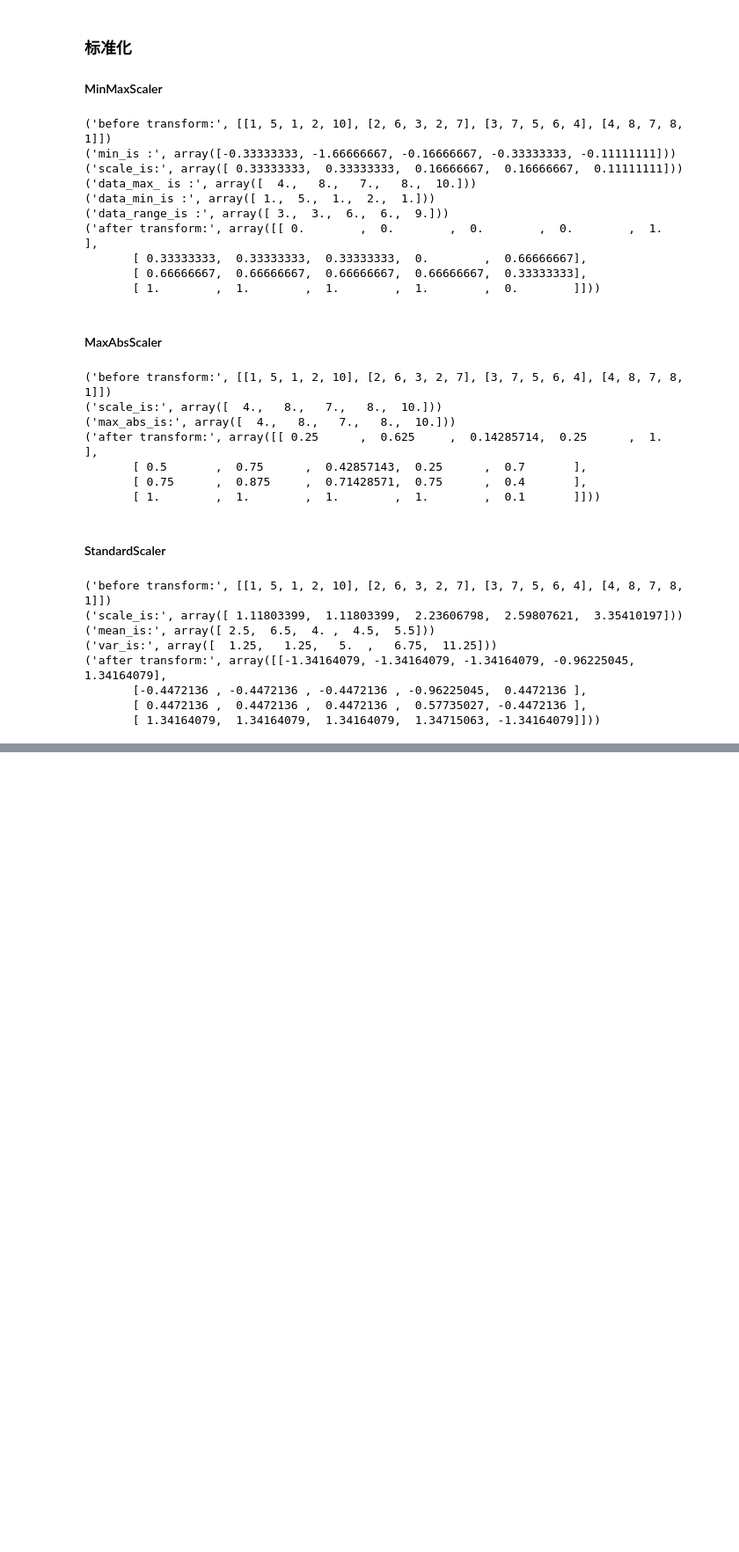
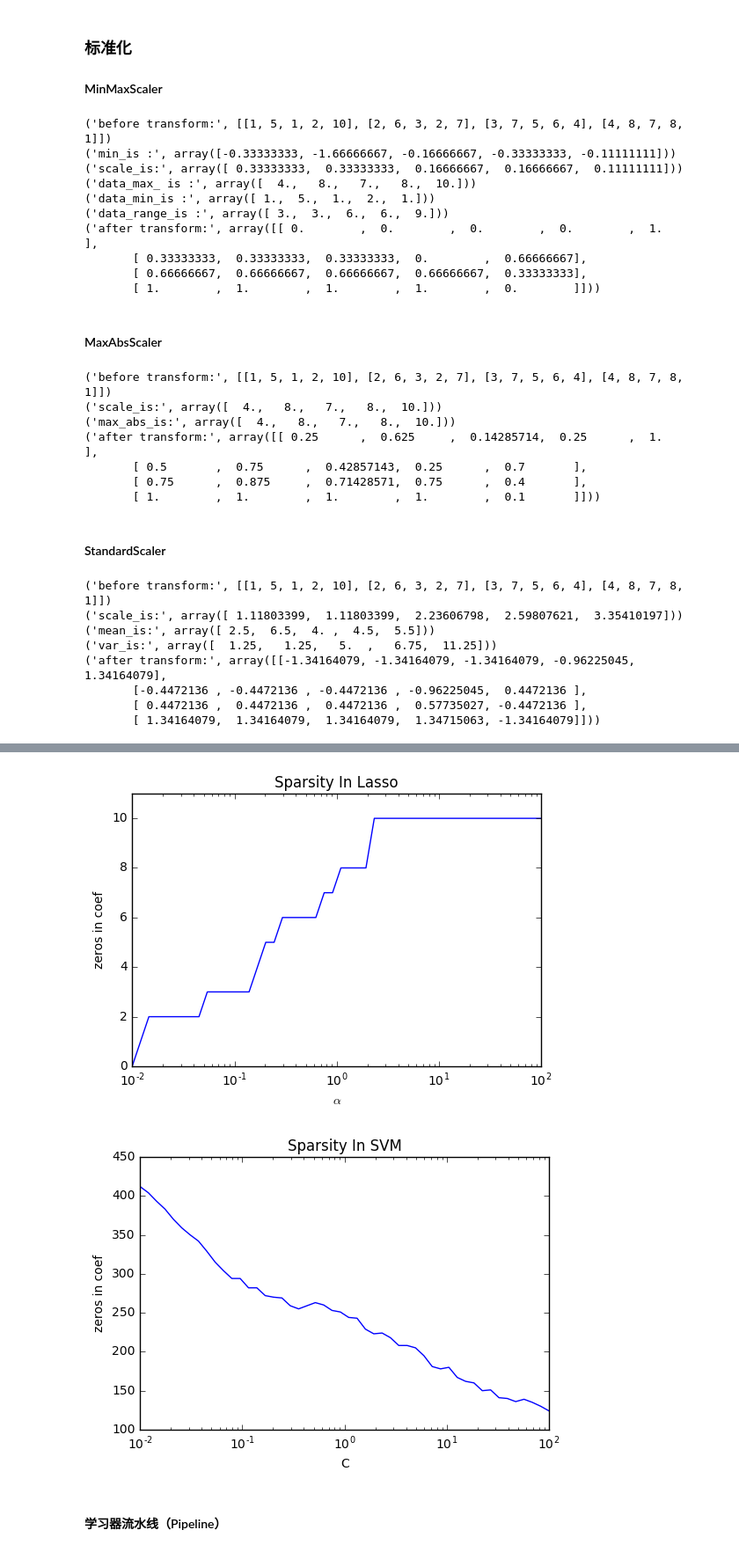
Before and after one commit to probao/Machine_Learning_Basis, a Jupyter notebook: Python-Machine Learning.ipynb, the cells around one changed output, grey strips where cells are left out. Shown at 88% size. Saved outputs shown, nothing was run; the diff lists cells and outputs as text; code cells hidden in the pictures; blank space fills up the shorter version.

```diff
--- a/Python-Machine Learning.ipynb
+++ b/Python-Machine Learning.ipynb
@@ -3208,0 +3352,15 @@ print("after transform:", scaler.transform(X))
+# %%
+import numpy as np
+from sklearn.feature_selection import SelectFromModel
+from sklearn.svm import LinearSVC
+from sklearn.datasets import load_digits
+
+digits=load_digits()
+X=digits.data
+y=digits.target
+estimator=LinearSVC(penalty='l1', dual=False)
+selector=SelectFromModel(estimator=estimator, threshold='mean')
+selector.fit(X,y)
+selector.transform(X)
+print("Threshold %s" % selector.threshold_)
+print("Support is %s" % selector.get_support(indices=True))
@@ -3208,0 +3371,64 @@ print("after transform:", scaler.transform(X))
+# %%
+# 下面代码来说明alpha和C参数与稀疏性的关系
+import numpy as np
+import matplotlib.pyplot as plt
+from sklearn.svm import LinearSVC
+from sklearn.datasets import load_digits, load_diabetes
+from sklearn.linear_model import Lasso
+
+def test_Lasso(*data):
+    X, y=data
+    alphas=np.logspace(-2, 2)
+    zeros=[]
+    for alpha in alphas:
+        regr=Lasso(alpha=alpha)
+        regr.fit(X,y)
+        ### 计算零的个数 ###
+        num=0
+        for ele in regr.coef_:
+            if abs(ele) < 1e-5:num+=1
+        zeros.append(num)
+    #### 绘图
+    fig=plt.figure()
+    ax=fig.add_subplot(1,1,1)
+    ax.plot(alphas, zeros)
+    ax.set_xlabel(r"$\alpha$")
+    ax.set_xscale("log")
+    ax.set_ylim(0, X.shape[1]+1)
+    ax.set_ylabel("zeros in coef")
+    ax.set_title("Sparsity In Lasso")
+    plt.show()
+
+def test_LinearSVC(*data):
+    X, y=data
+    Cs=np.logspace(-2,2)
+    zeros=[]
+    for C in Cs:
+        clf=LinearSVC(C=C, penalty='l1', dual=False)
+        clf.fit(X, y)
+        ### 计算零的个数 ###
+        num=0
+        for row in clf.coef_:
+            for ele in row:
+                if abs(ele) < 1e-5:num+=1
+        zeros.append(num)
+    ### 绘图
+    fig=plt.figure()
+    ax=fig.add_subplot(1,1,1)
+    ax.plot(Cs, zeros)
+    ax.set_xlabel("C")
+    ax.set_xscale("log")
+    ax.set_ylabel("zeros in coef")
+    ax.set_title("Sparsity In SVM")
+    plt.show()
+
+if __name__ == '__main__':
+    data=load_diabetes()
+    test_Lasso(data.data, data.target)
+    data=load_digits()
+    test_LinearSVC(data.data, data.target)
+# %% [output]
+[figure, added]
+[figure, added]
+# %% [markdown]
+#### 学习器流水线（Pipeline）
```
Also changed, not shown: parts of 36 cells of this notebook.
